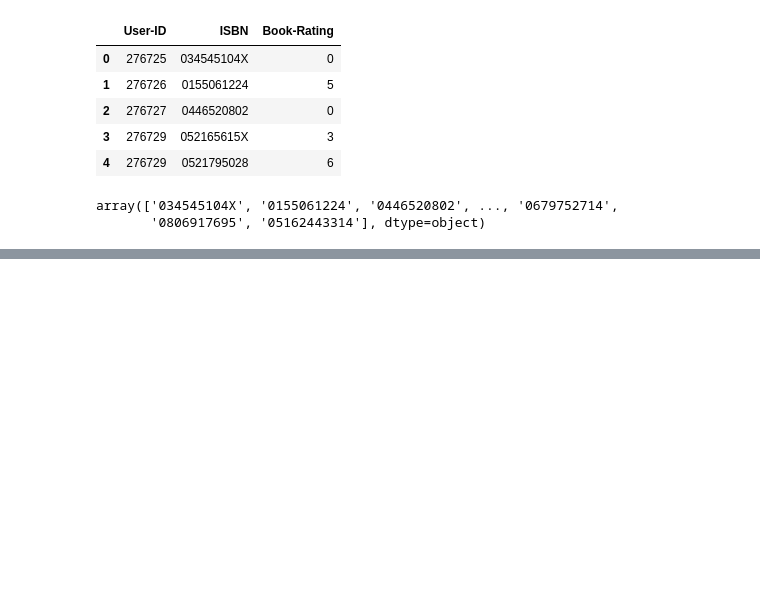
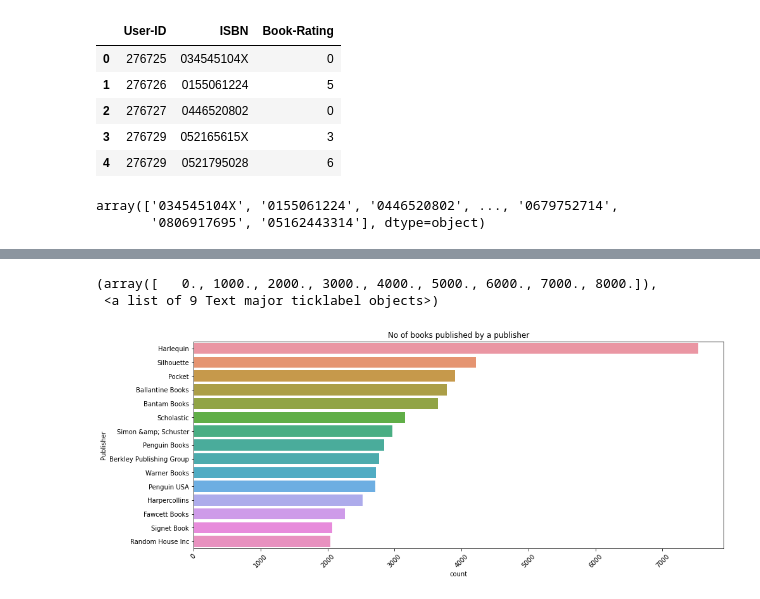
Before and after one commit to saurabhdaund76/Book-Recommendation-System, a Jupyter notebook: Book_recommendation_system.ipynb, the cells around one changed output, grey strips where cells are left out. Cells and saved outputs as stored; diff of their text form; code cells hidden in the pictures; blank space fills up the shorter version.

```diff
--- a/Book_recommendation_system.ipynb
+++ b/Book_recommendation_system.ipynb
@@ -318,0 +384,10 @@ array(['034545104X', '0155061224', '0446520802', ..., '0679752714',
+# %%
+# number of books published by publisher
+plt.figure(figsize=(15,6))
+sns.countplot(y="Publisher", data=books_df,order=books_df['Publisher'].value_counts().index[0:15])
+plt.title("No of books published by a publisher")
+plt.xticks(rotation=45)
+# %% [output]
+(array([   0., 1000., 2000., 3000., 4000., 5000., 6000., 7000., 8000.]),
+ <a list of 9 Text major ticklabel objects>)
+[figure, added]
```
Also changed, not shown: parts of 22 cells of this notebook.
